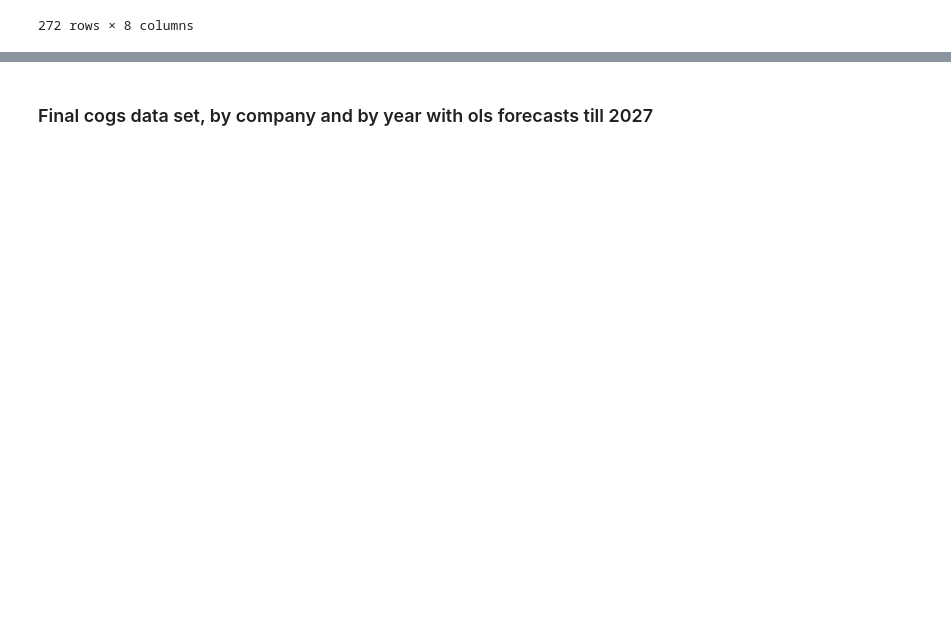
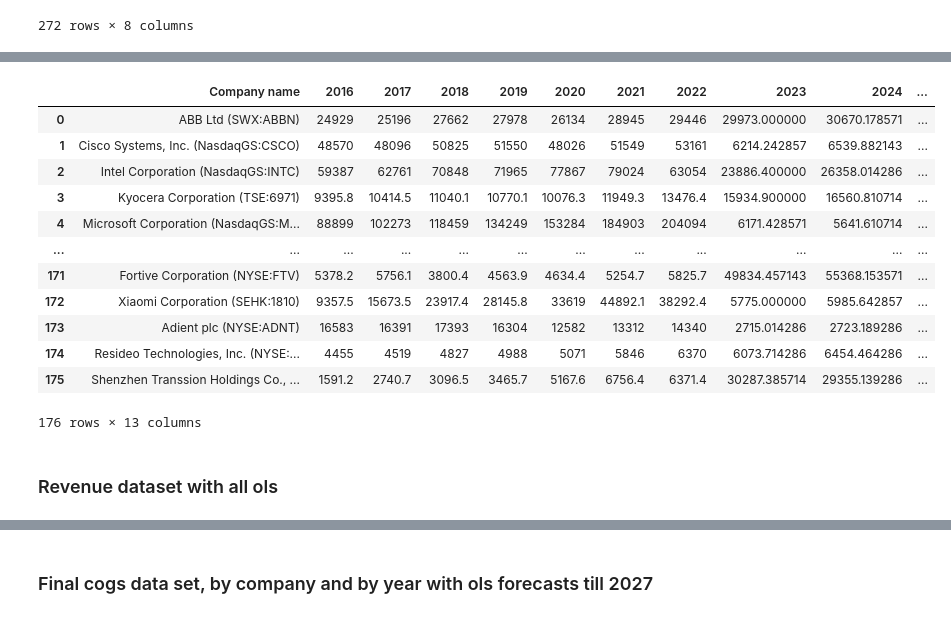
Before and after one commit to lucasleforest/analyticslab, a Jupyter notebook: Clean_Financial_Data.ipynb, the cells around one changed output, grey strips where cells are left out. Drawn from its saved outputs; the diff is of its cells as text; code cells hidden in the pictures; blank space fills up the shorter version.

```diff
--- a/Clean_Financial_Data.ipynb
+++ b/Clean_Financial_Data.ipynb
@@ -55,0 +117,10 @@ df_cogs.to_csv('clean_df_cogs.csv', index=False)
+# %%
+ols_revenue_data = df_revenue[['Company name', '2016', '2017', '2018', '2019', '2020', '2021', '2022']]
+new_df_revenue = []
+for x in ols_revenue_data["Company name"]:
+    for y in list(ols_revenue_data.columns)[1:]:
+        row = [x, y, ols_revenue_data[["Company name", y]][(ols_revenue_data["Company name"] == x)].values[0][1]]
+        new_df_revenue.append(row)
+
+new_df_revenue = pd.DataFrame(new_df_revenue, columns = ["Company", "Year", "Revenue"])
+new_df_revenue
@@ -55,0 +141,29 @@ df_cogs.to_csv('clean_df_cogs.csv', index=False)
+# %%
+new_df_revenue['Year'] = new_df_revenue['Year'].astype(int)  # Convert 'Year' to integers
+new_df_revenue['Value'] = pd.to_numeric(new_df_revenue['Revenue'], errors='coerce')  # Convert 'Value' to numeric, handle non-numeric values as NaN
+grouped_rev = new_df_revenue.groupby('Company')
+ols_models = {}
+for name, group in grouped_rev:
+    X = sm.add_constant(group['Year'])  # Add a constant term for the intercept
+    y = group['Revenue']
+
+    # Fit the OLS model
+    model = sm.OLS(y, X).fit()
+
+    # Store the model in the dictionary with the company name as the key
+    ols_models[name] = model
+# %%
+companies = df_revenue["Company name"]
+companies = companies.tolist()
+new_rev = []
+for company, group in grouped_rev:
+    model = ols_models.get(company)
+    year_prediction = []
+    for year in [2023, 2024, 2025, 2026, 2027]:
+        prediction = model.predict([1, year])  # Use .predict() to make predictions
+        year_prediction.append(prediction[0])  # The prediction is a one-element array, so extract the value
+    new_rev.append(year_prediction)
+
+new_rev = pd.DataFrame(new_rev, columns = ["2023", "2024", "2025", "2026", "2027"])
+new_rev.insert(0, "Company name", companies)
+new_rev
@@ -55,0 +184,19 @@ df_cogs.to_csv('clean_df_cogs.csv', index=False)
+# %%
+merged_rev = pd.merge(ols_revenue_data, new_rev, on='Company name', how='inner')
+merged_rev
+# %% [output]
+|  | Company name | 2016 | 2017 | 2018 | 2019 | 2020 | 2021 | 2022 | 2023 | 2024 | ... |
+| 0 | ABB Ltd (SWX:ABBN) | 24929 | 25196 | 27662 | 27978 | 26134 | 28945 | 29446 | 29973.000000 | 30670.178571 | ... |
+| 1 | Cisco Systems, Inc. (NasdaqGS:CSCO) | 48570 | 48096 | 50825 | 51550 | 48026 | 51549 | 53161 | 6214.242857 | 6539.882143 | ... |
+| 2 | Intel Corporation (NasdaqGS:INTC) | 59387 | 62761 | 70848 | 71965 | 77867 | 79024 | 63054 | 23886.400000 | 26358.014286 | ... |
+| 3 | Kyocera Corporation (TSE:6971) | 9395.8 | 10414.5 | 11040.1 | 10770.1 | 10076.3 | 11949.3 | 13476.4 | 15934.900000 | 16560.810714 | ... |
+| 4 | Microsoft Corporation (NasdaqGS:M... | 88899 | 102273 | 118459 | 134249 | 153284 | 184903 | 204094 | 6171.428571 | 5641.610714 | ... |
+| ... | ... | ... | ... | ... | ... | ... | ... | ... | ... | ... | ... |
+| 171 | Fortive Corporation (NYSE:FTV) | 5378.2 | 5756.1 | 3800.4 | 4563.9 | 4634.4 | 5254.7 | 5825.7 | 49834.457143 | 55368.153571 | ... |
+| 172 | Xiaomi Corporation (SEHK:1810) | 9357.5 | 15673.5 | 23917.4 | 28145.8 | 33619 | 44892.1 | 38292.4 | 5775.000000 | 5985.642857 | ... |
+| 173 | Adient plc (NYSE:ADNT) | 16583 | 16391 | 17393 | 16304 | 12582 | 13312 | 14340 | 2715.014286 | 2723.189286 | ... |
+| 174 | Resideo Technologies, Inc. (NYSE:... | 4455 | 4519 | 4827 | 4988 | 5071 | 5846 | 6370 | 6073.714286 | 6454.464286 | ... |
+| 175 | Shenzhen Transsion Holdings Co., ... | 1591.2 | 2740.7 | 3096.5 | 3465.7 | 5167.6 | 6756.4 | 6371.4 | 30287.385714 | 29355.139286 | ... |
+176 rows × 13 columns
+# %% [markdown]
+### Revenue dataset with all ols
```
Also changed, not shown: parts of 42 cells of this notebook, 3 other files.
